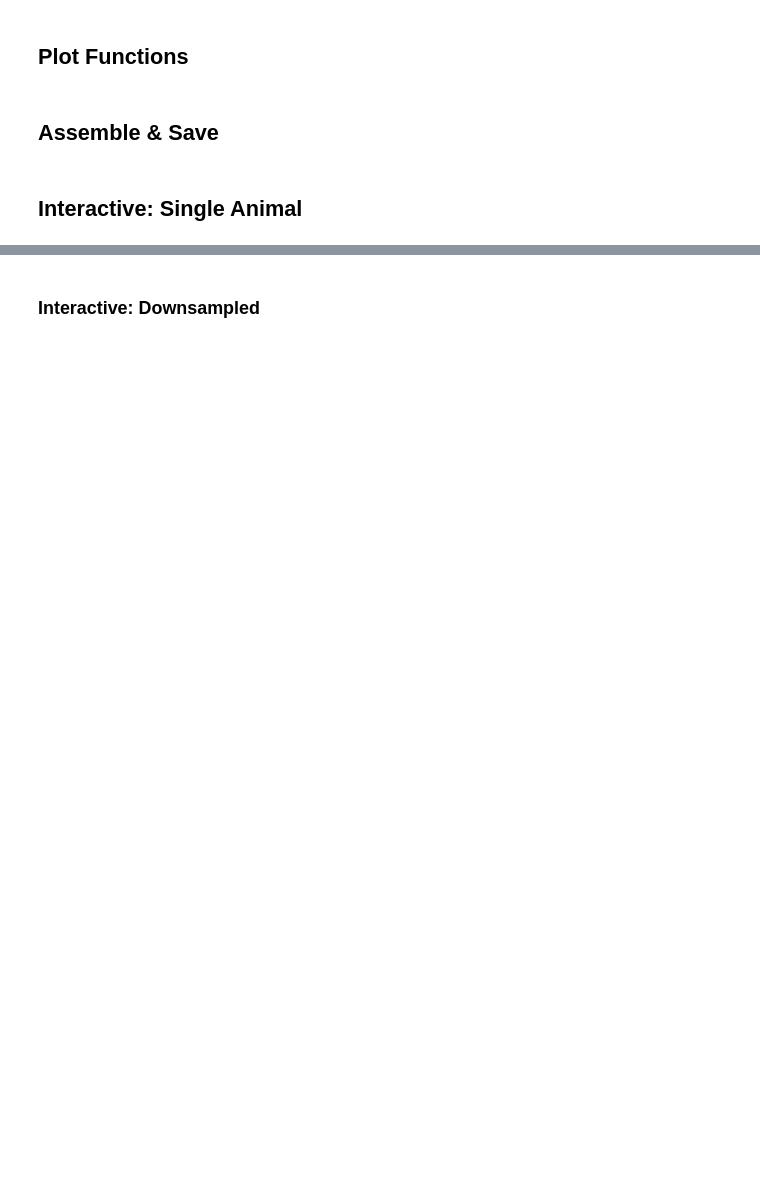
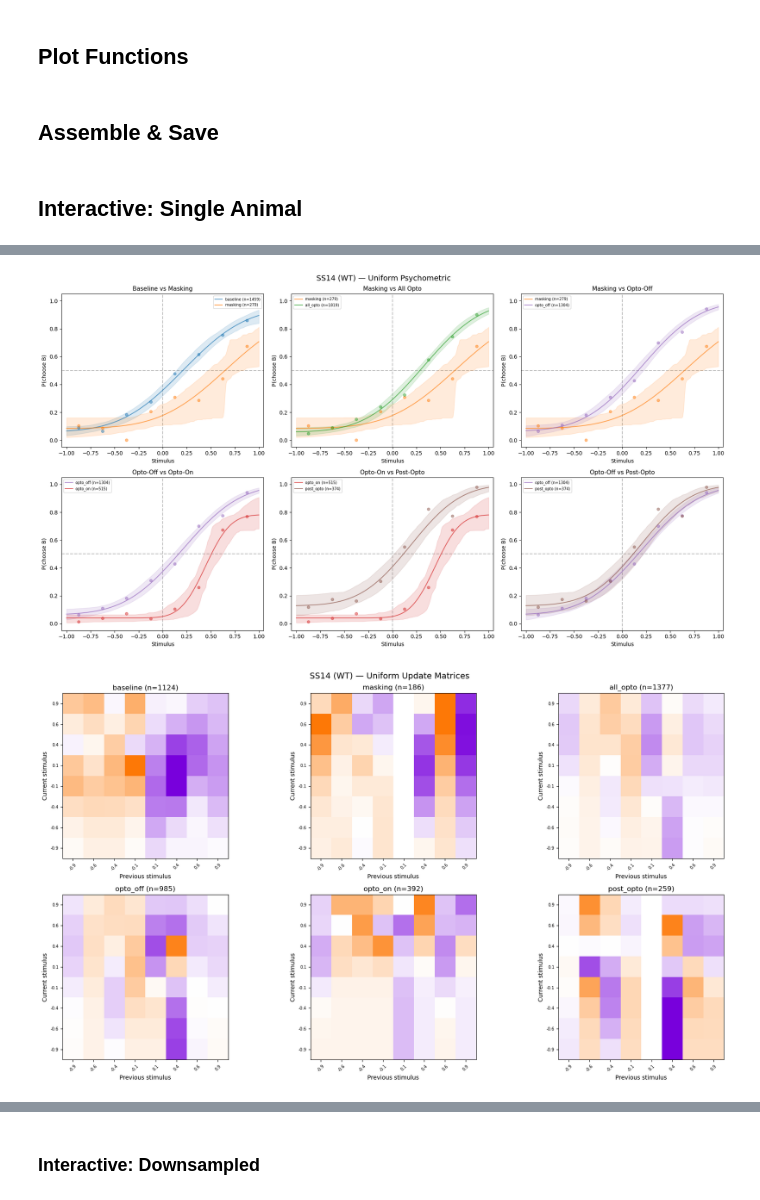
Before and after one commit to serkanshentyurk/sound_categorisation, a Jupyter notebook: notebooks/01_data_task_overview.ipynb, the cells around one changed output, grey strips where cells are left out. Cells and saved outputs as stored; diff of their text form; code cells hidden in the pictures; blank space fills up the shorter version.

```diff
--- a/notebooks/01_data_task_overview.ipynb
+++ b/notebooks/01_data_task_overview.ipynb
@@ -51,9 +89,0 @@ Condition definitions, `compute_phase`, `downsample_phase` and `build_strip_df`
-# %%
-# Plot colours (compute config lives in analysis.phase)
-CC = {
-    'baseline': '#1f77b4', 'regular': '#1f77b4', 'masking': '#ff7f0e',
-    'all_opto': '#2ca02c', 'opto_off': '#9467bd', 'opto_on': '#d62728',
-    'post_opto': '#8c564b',
-}
-HARD_A_COLOUR = '#d62728'
-HARD_B_COLOUR = '#2ca02c'
@@ -386,10 +451,11 @@ print(f'uniform opto-off: {len(opto_off)} sessions, {n} trials')
 # %%
 _, uni_psyc, uni_um = compute_phase(animal, 'uniform')
 if opto:
-    fig = plot_uniform_psychometric(uni_psyc, tag)
-    plt.show()
-    fig = plot_uniform_um(uni_um, tag)
-    plt.show()
+    plot_uniform_psychometric(uni_psyc, tag); plt.show()
+    plot_uniform_um(uni_um, tag); plt.show()
+# %% [output]
+[figure, added]
+[figure, added]
 # %%
 _, ha_psyc, ha_um = compute_phase(animal, 'hard_a')
 _, hb_psyc, hb_um = compute_phase(animal, 'hard_b')
```
Also changed, not shown: parts of 22 cells of this notebook, 25 other files.
